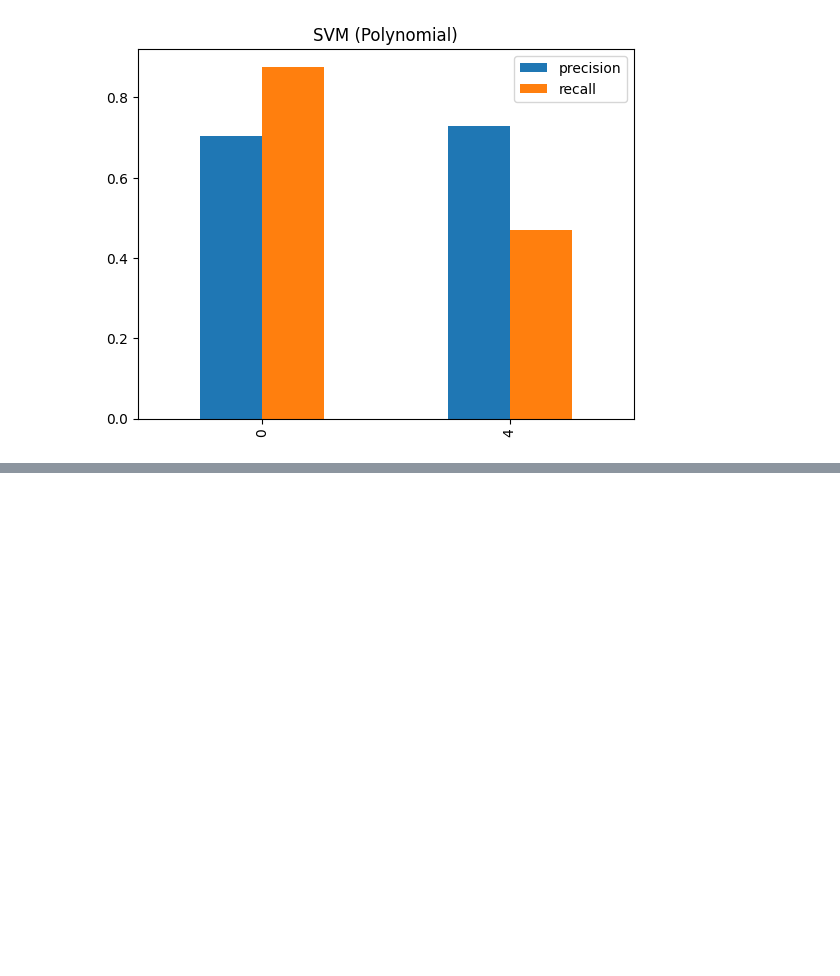
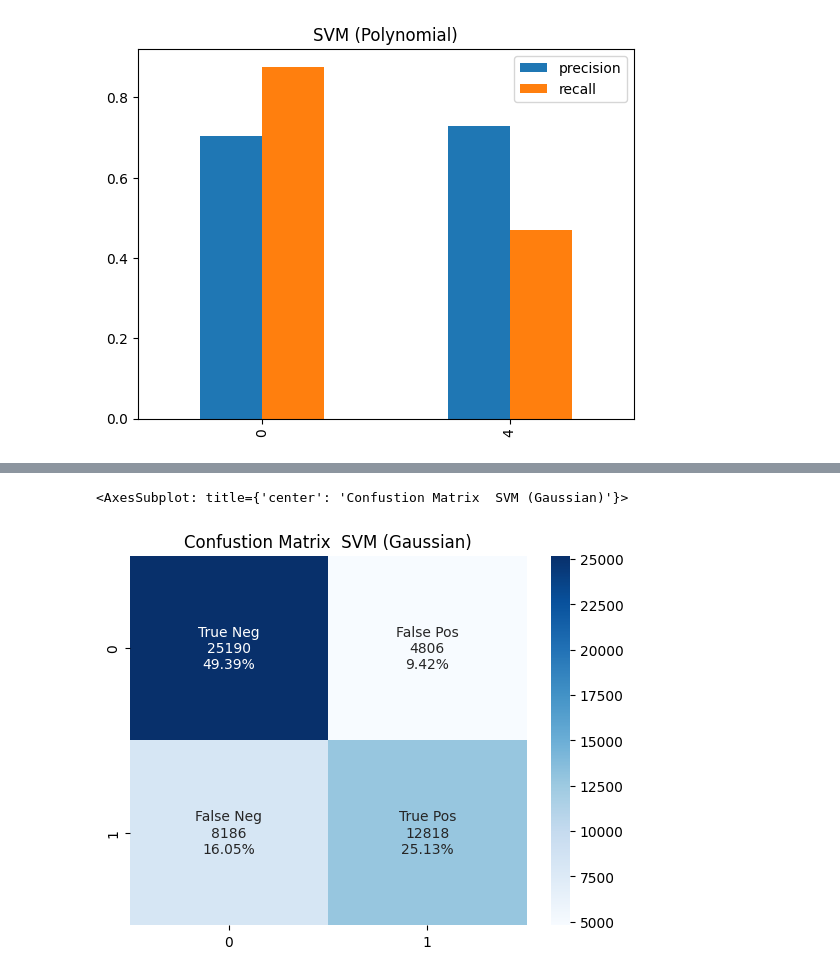
Before and after one commit to Nabil-iium/SVM-on-Tweet-data, a Jupyter notebook: svmtweet.ipynb, the cells around one changed output, grey strips where cells are left out. Saved outputs shown, nothing was run; the diff lists cells and outputs as text; code cells hidden in the pictures; blank space fills up the shorter version.

Commit message:
SVM Linear + Poly + Gaussian (rbf)

```diff
--- a/svmtweet.ipynb
+++ b/svmtweet.ipynb
@@ -264,0 +267,4 @@ plt.show()
+# %%
+# To use Gaussian kernel, you have to specify 'rbf' as value for the Kernel parameter of the SVC class.
+cls_g = svm.SVC (kernel='rbf')
+cls_g.fit(x_train,y_train)
@@ -264,0 +273,2 @@ plt.show()
+# %%
+pred_g = cls_g.predict(x_test)
@@ -264,0 +293,17 @@ plt.show()
+# %%
+# showing the confustion matrix
+cm_g = metrics.confusion_matrix(y_test, pred_g)
+group_names = ['True Neg','False Pos','False Neg','True Pos']
+group_counts = ['{0:0.0f}'.format(value) for value in
+                cm_g.flatten()]
+group_percentages = ['{0:.2%}'.format(value) for value in
+                     cm_g.flatten()/np.sum(cm_g)]
+labels = [f'{v1}\n{v2}\n{v3}' for v1, v2, v3 in
+          zip(group_names,group_counts,group_percentages)]
+labels = np.asarray(labels).reshape(2,2)
+plt.title('Confustion Matrix  SVM (Gaussian)')
+
+sns.heatmap(cm_g, annot=labels, fmt='', cmap='Blues')
+# %% [output]
+<AxesSubplot: title={'center': 'Confustion Matrix  SVM (Gaussian)'}>
+[figure, added]
```
Also changed, not shown: parts of 8 cells of this notebook.
